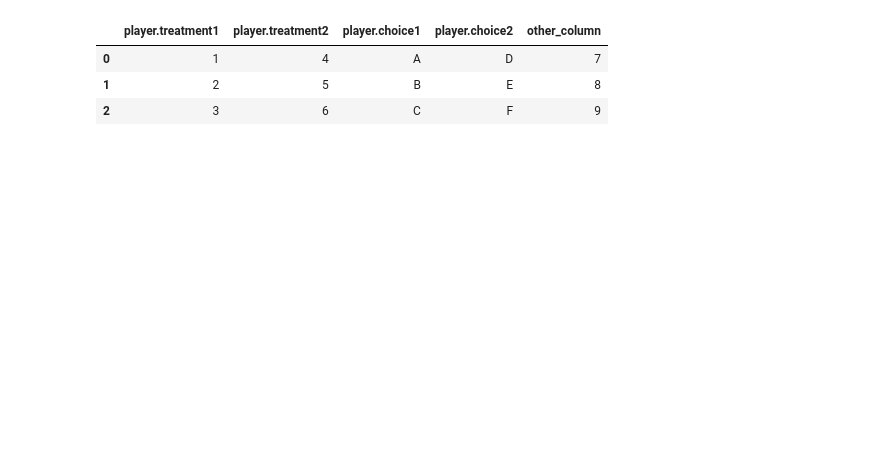
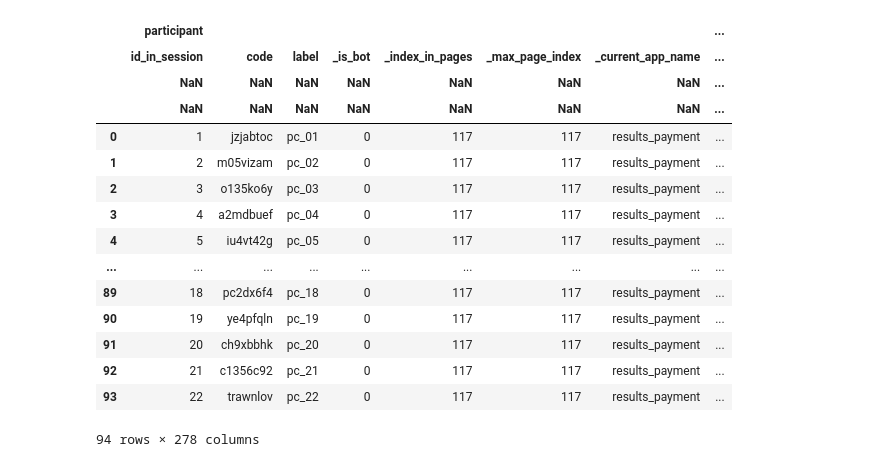
Before and after one commit to itsaquestion/otree5_common_prosperity_2, a Jupyter notebook: 数据分析.ipynb, the cells around one changed output. Saved outputs shown, nothing was run; the diff lists cells and outputs as text; code cells hidden in the pictures; blank space fills up the shorter version.

```diff
--- a/数据分析.ipynb
+++ b/数据分析.ipynb
@@ -306,7 +17,26 @@ plt.xticks(rotation=0);
-# %%
-df
-# %% [output]
-|  | player.treatment1 | player.treatment2 | player.choice1 | player.choice2 | other_column |
-| 0 | 1 | 4 | A | D | 7 |
-| 1 | 2 | 5 | B | E | 8 |
-| 2 | 3 | 6 | C | F | 9 |
+# %%
+def read_expt_xlsx(path):
+    df = pd.read_excel('data/6-6日实验数据94人.xlsx')
+    df = df.dropna(how='all',axis=1)
+    df.columns = pd.MultiIndex.from_tuples([tuple(col.split('.')) for col in df.columns])
+    return df
+# %%
+df = read_expt_xlsx('data/6-6日实验数据94人.xlsx')
+df
+# %% [output]
+|  | participant |  |  |  |  |  |  | ... |
+|  | id_in_session | code | label | _is_bot | _index_in_pages | _max_page_index | _current_app_name | ... |
+|  | NaN | NaN | NaN | NaN | NaN | NaN | NaN | ... |
+|  | NaN | NaN | NaN | NaN | NaN | NaN | NaN | ... |
+| 0 | 1 | jzjabtoc | pc_01 | 0 | 117 | 117 | results_payment | ... |
+| 1 | 2 | m05vizam | pc_02 | 0 | 117 | 117 | results_payment | ... |
+| 2 | 3 | o135ko6y | pc_03 | 0 | 117 | 117 | results_payment | ... |
+| 3 | 4 | a2mdbuef | pc_04 | 0 | 117 | 117 | results_payment | ... |
+| 4 | 5 | iu4vt42g | pc_05 | 0 | 117 | 117 | results_payment | ... |
+| ... | ... | ... | ... | ... | ... | ... | ... | ... |
+| 89 | 18 | pc2dx6f4 | pc_18 | 0 | 117 | 117 | results_payment | ... |
+| 90 | 19 | ye4pfqln | pc_19 | 0 | 117 | 117 | results_payment | ... |
+| 91 | 20 | ch9xbbhk | pc_20 | 0 | 117 | 117 | results_payment | ... |
+| 92 | 21 | c1356c92 | pc_21 | 0 | 117 | 117 | results_payment | ... |
+| 93 | 22 | trawnlov | pc_22 | 0 | 117 | 117 | results_payment | ... |
+94 rows × 278 columns
```
Also changed, not shown: parts of 40 cells of this notebook, 2 other files.
